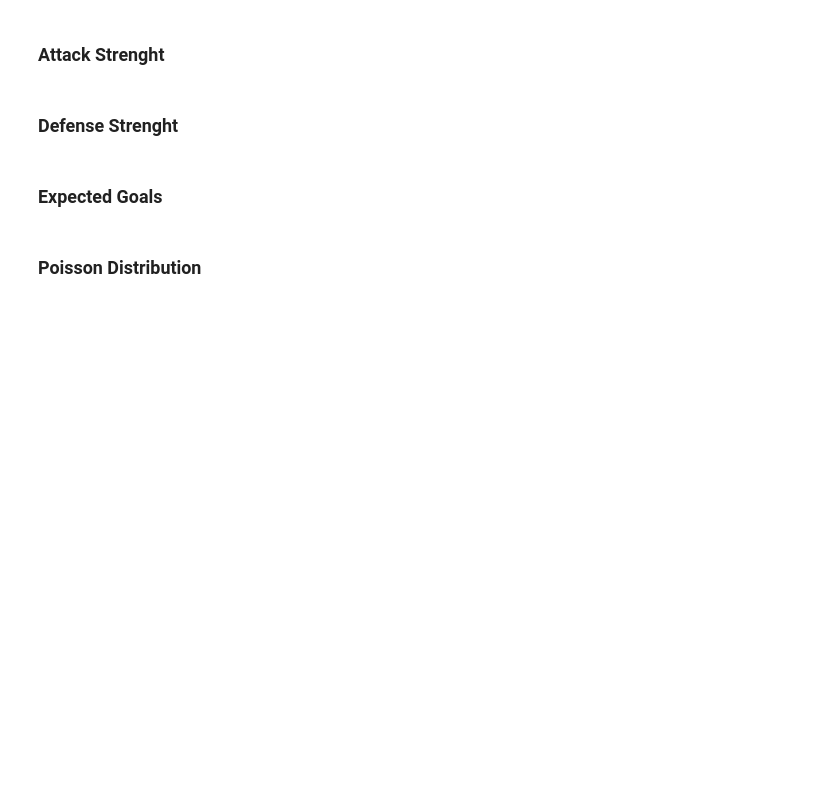
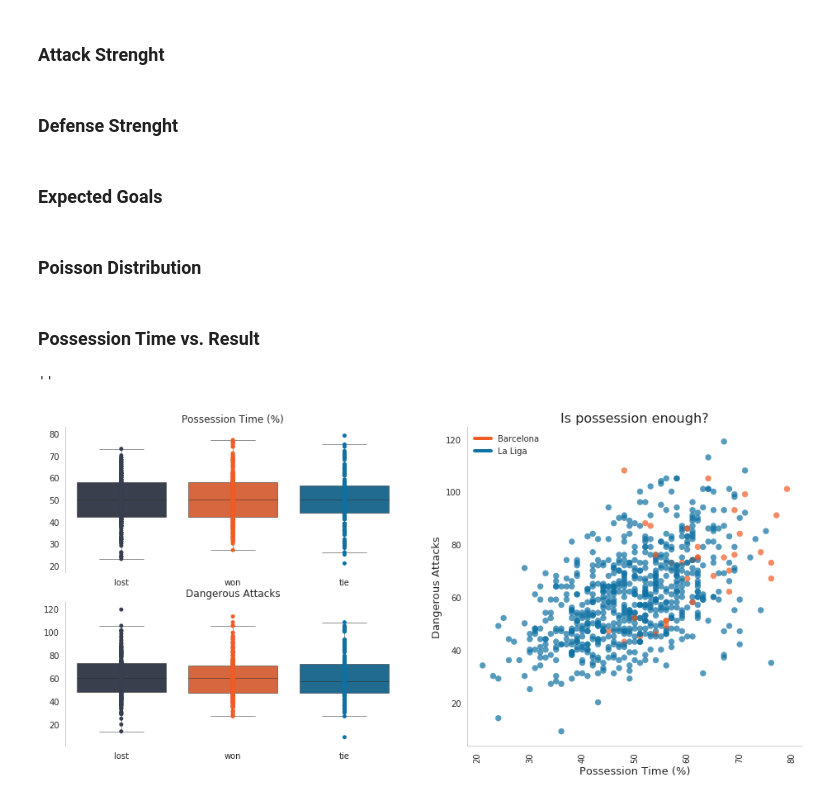
Before and after one commit to calestini/soccer_stats, a Jupyter notebook: Soccer Analysis.ipynb, the cells around one changed output. Cells and saved outputs as stored; diff of their text form; code cells hidden in the pictures; blank space fills up the shorter version.

Commit message:
basic analysis on possession

```diff
--- a/Soccer Analysis.ipynb
+++ b/Soccer Analysis.ipynb
@@ -133,3 +133,5 @@ plt.ylabel(hometeam);
 # %%
 #1/prob_matrix to check decimal odds
 prob_matrix
+# %% [markdown]
+### Possession Time vs. Result
@@ -135,0 +141,58 @@ prob_matrix
+# %%
+from matplotlib.lines import Line2D
+
+filtered['color'] = '#0e71a3'
+
+mask = filtered['team_name'] == 'Barcelona'
+column_name = 'color'
+filtered.loc[mask, column_name] = '#f15b24'
+
+sns.set_style("whitegrid")
+plt.figure(figsize=(16,7.1))
+ax1 = plt.subplot2grid((2, 2), (0, 0))
+color_array=[
+    '#363e4f','#f15b24','#0e71a3'
+]
+x = sns.color_palette(color_array)
+plt.grid(False)
+plt.title("Possession Time (%)")
+sns.boxplot(filtered['outcome'], filtered['possessiontime'], palette=x, linewidth=0.5, fliersize=0.5)
+sns.stripplot(filtered['outcome'], filtered['possessiontime'], palette=x)
+plt.xlabel("")
+plt.ylabel("")
+ax1.spines['top'].set_visible(False)
+ax1.spines['right'].set_visible(False)
+ax1.spines['bottom'].set_visible(False)
+
+ax2 = plt.subplot2grid((2, 2), (1, 0))
+plt.grid(False)
+plt.title("Dangerous Attacks")
+sns.boxplot(filtered['outcome'], filtered['dangerous_attacks'], palette=x, linewidth=0.5, fliersize=0.5)
+sns.stripplot(filtered['outcome'], filtered['dangerous_attacks'], palette=x)
+plt.xlabel("")
+plt.ylabel("")
+ax2.spines['top'].set_visible(False)
+ax2.spines['right'].set_visible(False)
+ax2.spines['bottom'].set_visible(False)
+
+
+ax = plt.subplot2grid((2, 2), (0, 1), rowspan=2)
+plt.grid(False)
+plt.title("Is possession enough?", fontsize=16)
+ax.scatter(filtered['possessiontime'], filtered['dangerous_attacks'], color=filtered['color'], alpha=0.7)
+ax.spines['top'].set_visible(False)
+ax.spines['right'].set_visible(False)
+#sns.stripplot(laliga['team_name'], laliga['possessiontime'])
+plt.xticks(rotation='vertical')
+plt.xlabel("Possession Time (%)", fontsize=13)
+plt.ylabel("Dangerous Attacks",fontsize=13)
+
+legend_elements = [Line2D([0], [0], color='#f15b24', lw=4, label='Line'),
+                   Line2D([0], [0], color='#0e71a3', lw=4, label='Line')]
+
+
+ax.legend(legend_elements, ['Barcelona','La Liga'], loc='upper left')
+;
+# %% [output]
+''
+[figure, added]
```
Also changed, not shown: parts of 2 cells of this notebook, 1 other file.
